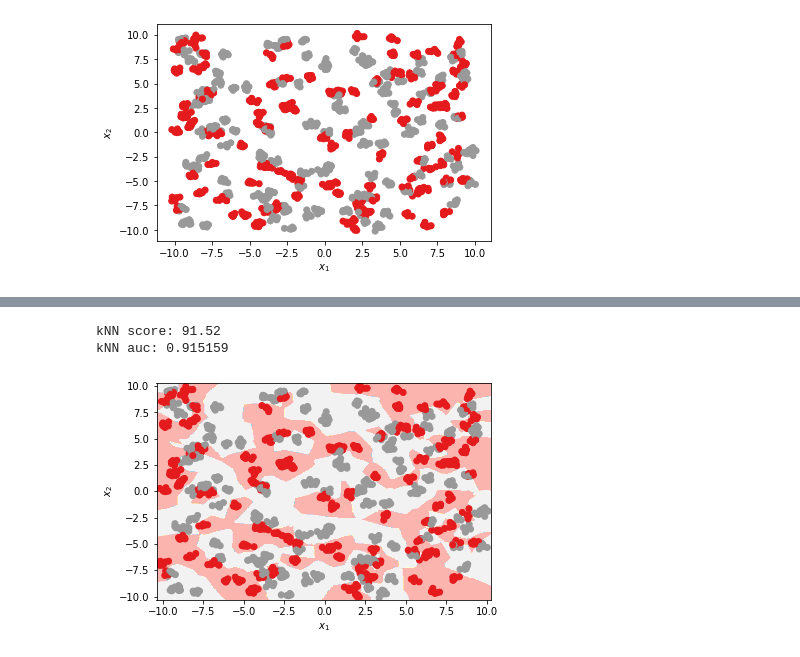
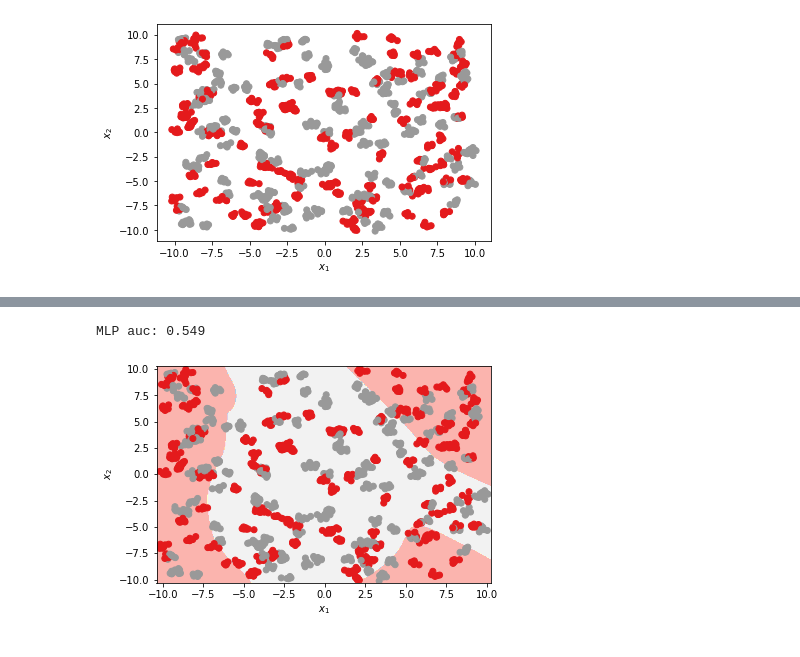
Before and after one commit to MBorgesT/ML_Assignment, a Jupyter notebook: matheus_draft.ipynb, the cells around one changed output, grey strips where cells are left out. Saved outputs shown, nothing was run; the diff lists cells and outputs as text; code cells hidden in the pictures.

```diff
--- a/matheus_draft.ipynb
+++ b/matheus_draft.ipynb
@@ -86,4 +140,2 @@ plot_2d(mlp_X, mlp_y)
 # %% [output]
 [figure]
-# %%
-X_train, X_test, y_train, y_test = train_test_split(mlp_X, mlp_y, test_size=.33, random_state=42)
@@ -113,0 +165,11 @@ kNN auc: 0.648529
+# %%
+knn = KNeighborsClassifier(n_neighbors=3)
+
+result_sum = 0
+for i in range(10):
+    X_train, X_test, y_train, y_test = train_test_split(X, y, test_size=.33)
+
+    knn.fit(X_train, y_train)
+    result_sum += roc_auc_score(y_test, knn.predict(X_test))
+
+print('kNN auc: %.3f' % (result_sum / 10))
@@ -127,9 +191,7 @@ def g_knn():
     y = y % 2 # to reduce the amount of different labels to 2
     return X, y
 
-knn_X, knn_y = g_knn()
-plot_2d(knn_X, knn_y)
+X, y = g_knn()
+plot_2d(X, y)
 # %% [output]
 [figure]
-# %%
-X_train, X_test, y_train, y_test = train_test_split(knn_X, knn_y, test_size=.33, random_state=42)
@@ -156,10 +198,25 @@ MLP auc: 0.630004
-# %%
-knn = KNeighborsClassifier(n_neighbors=3).fit(X_train, y_train)
-print('kNN score: %.2f' % (knn.score(X_test, y_test) * 100))
-print('kNN auc: %f' % roc_auc_score(y_test, knn.predict(X_test)))
-
-plot_classifier_boundary(knn, knn_X, knn_y)
-# %% [output]
-kNN score: 91.52
-kNN auc: 0.915159
-[figure, removed]
+# %%
+mlp = MLPClassifier(
+    hidden_layer_sizes=(512, 512, 256, 16),
+    activation='relu',
+    solver='adam',
+    max_iter=1000,
+    random_state=42
+)
+
+result_sum = 0
+for i in range(10):
+    X_train, X_test, y_train, y_test = train_test_split(X, y, test_size=.33)
+
+    sc = StandardScaler().fit(X_train)
+    sc_X_train = sc.transform(X_train)
+    sc_X_test = sc.transform(X_test)
+
+    mlp.fit(sc_X_train, y_train)
+    result_sum += roc_auc_score(y_test, mlp.predict(sc_X_test))
+
+print('MLP auc: %.3f' % (result_sum / 10))
+plot_classifier_boundary(mlp, X, y, sc)
+# %% [output]
+MLP auc: 0.549
+[figure, added]
```
Also changed, not shown: parts of 17 cells of this notebook, 1 other file.
